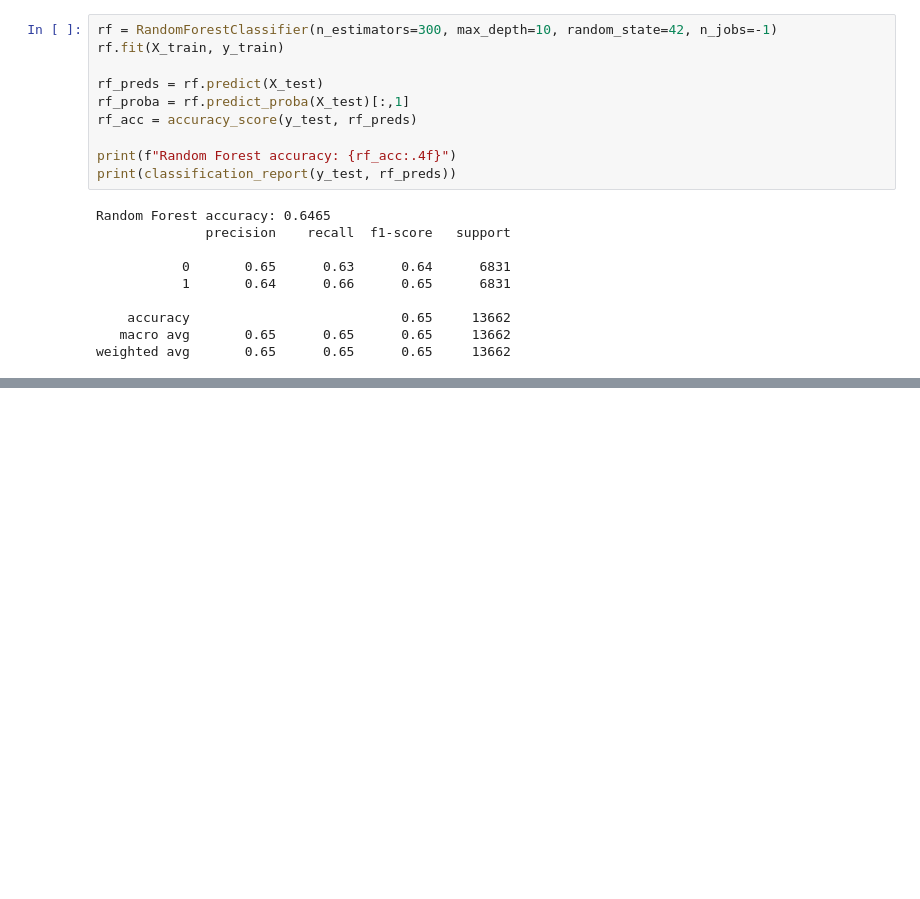
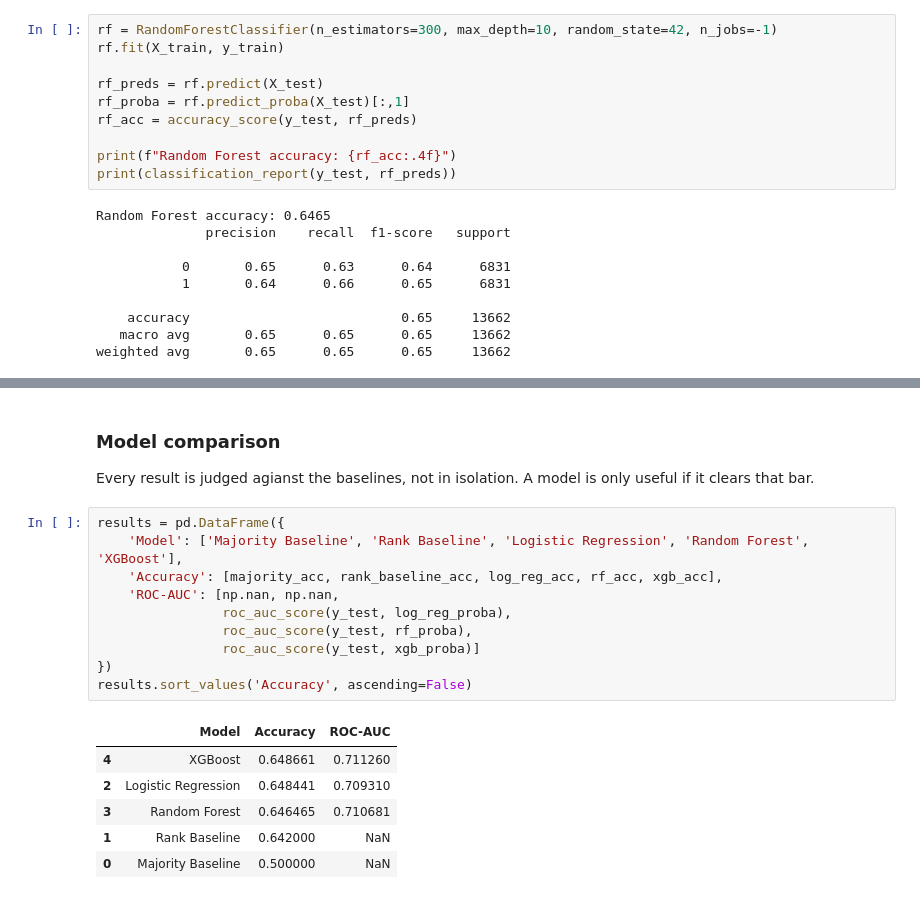
Before and after one commit to MariusMalong/tennis-predictor, a Jupyter notebook: 03_modeling.ipynb, the cells around one changed output, grey strips where cells are left out. Cells and saved outputs as stored; diff of their text form; blank space fills up the shorter version.

```diff
--- a/03_modeling.ipynb
+++ b/03_modeling.ipynb
@@ -136,0 +162,21 @@ weighted avg       0.65      0.65      0.65     13662
+# %% [markdown]
+### Model comparison
+
+Every result is judged agianst the baselines, not in isolation. A model is only useful if it clears that bar.
+# %%
+results = pd.DataFrame({
+    'Model': ['Majority Baseline', 'Rank Baseline', 'Logistic Regression', 'Random Forest', 'XGBoost'],
+    'Accuracy': [majority_acc, rank_baseline_acc, log_reg_acc, rf_acc, xgb_acc],
+    'ROC-AUC': [np.nan, np.nan,
+                roc_auc_score(y_test, log_reg_proba),
+                roc_auc_score(y_test, rf_proba),
+                roc_auc_score(y_test, xgb_proba)]
+})
+results.sort_values('Accuracy', ascending=False)
+# %% [output]
+|  | Model | Accuracy | ROC-AUC |
+| 4 | XGBoost | 0.648661 | 0.711260 |
+| 2 | Logistic Regression | 0.648441 | 0.709310 |
+| 3 | Random Forest | 0.646465 | 0.710681 |
+| 1 | Rank Baseline | 0.642000 | NaN |
+| 0 | Majority Baseline | 0.500000 | NaN |
```
Also changed, not shown: parts of 4 cells of this notebook.
